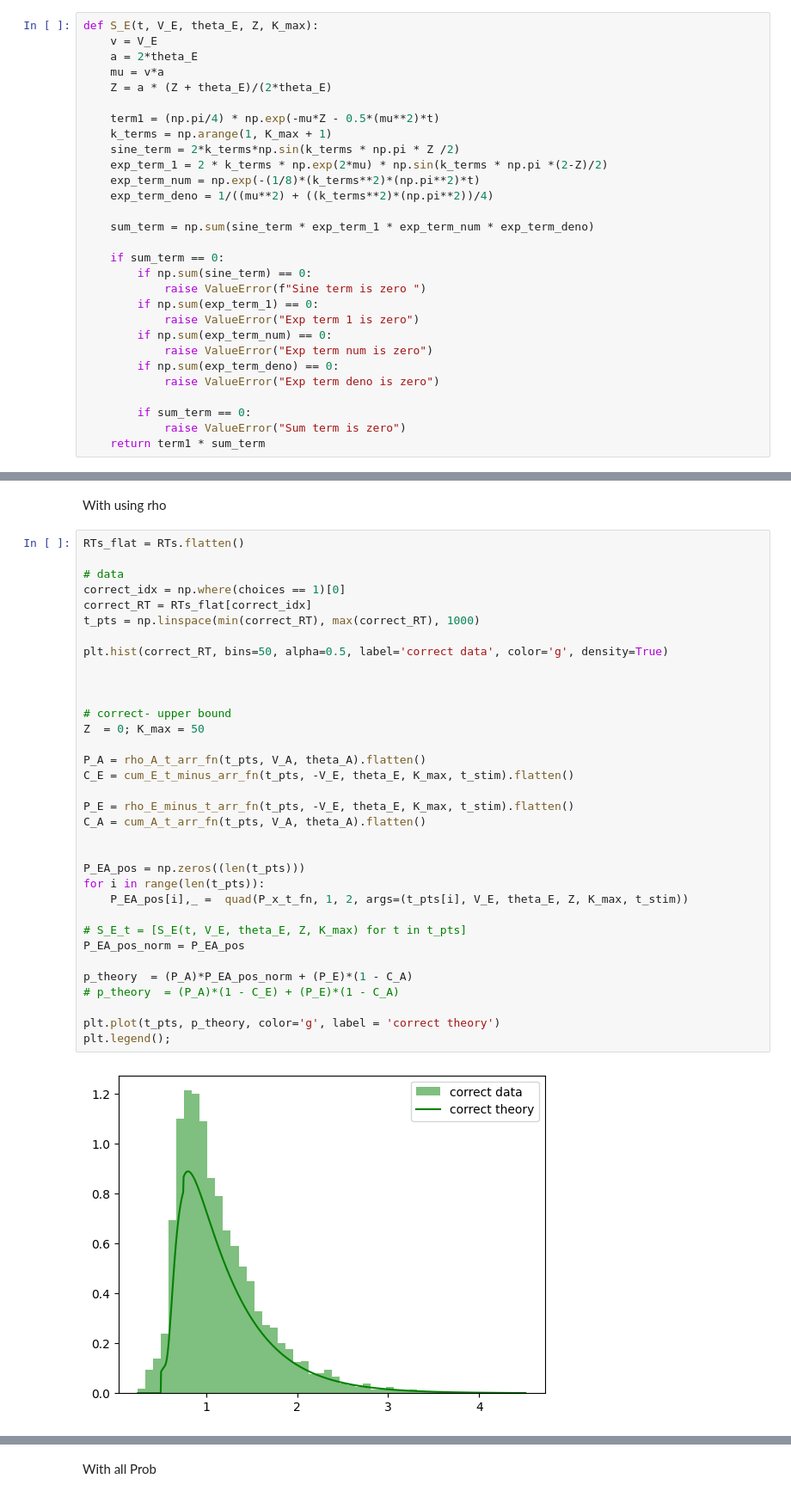
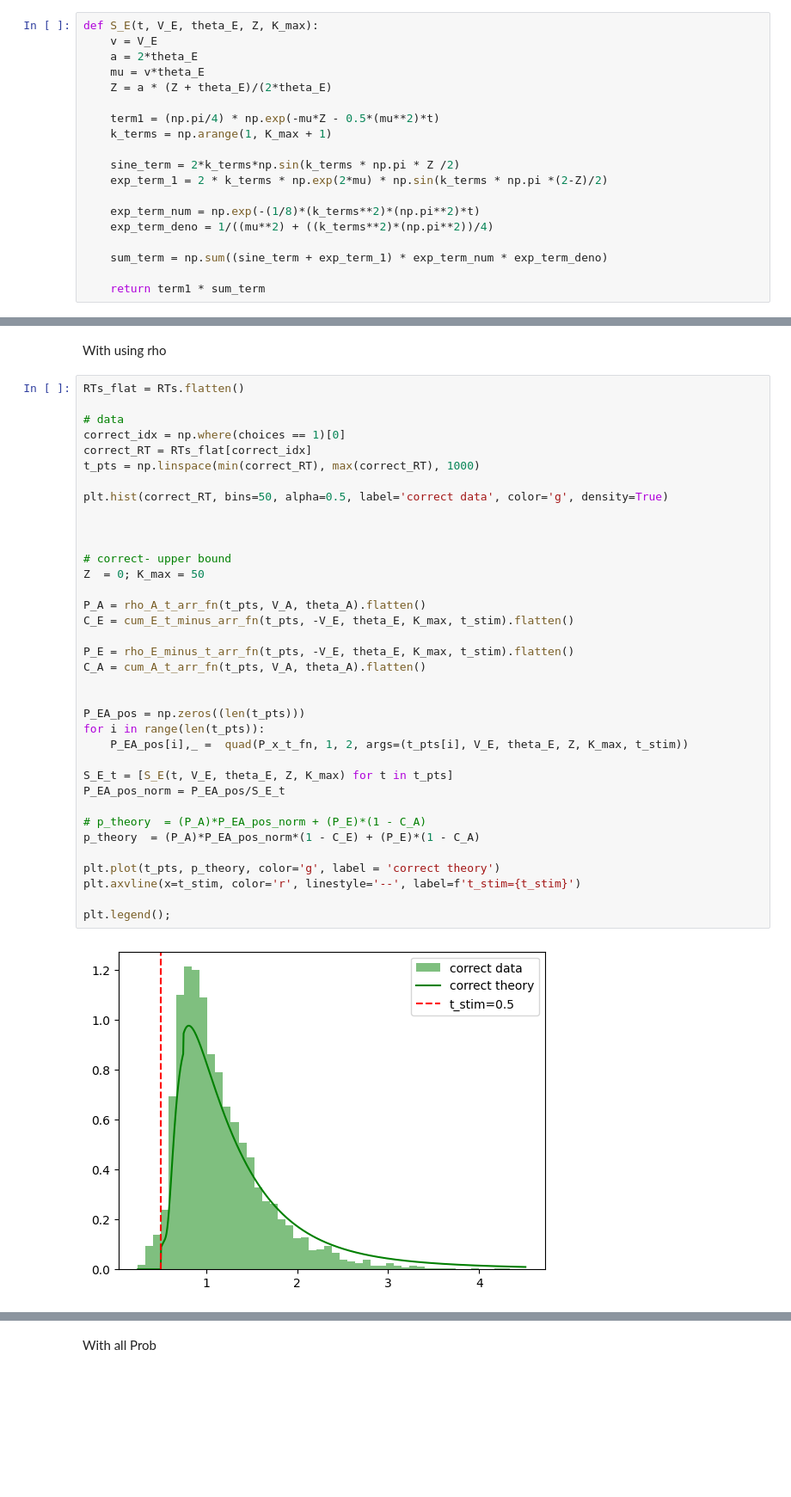
Before and after one commit to rakaar/ddm_codes, a Jupyter notebook: action_init_ddm/fitting_sim_data.ipynb, the cells around one changed output, grey strips where cells are left out. Shown at 86% size. Saved outputs shown, nothing was run; the diff lists cells and outputs as text; blank space fills up the shorter version.

```diff
--- a/action_init_ddm/fitting_sim_data.ipynb
+++ b/action_init_ddm/fitting_sim_data.ipynb
@@ -278,30 +278,20 @@ def P_x_large_t_fn(x, t, V_E, theta_E, Z, K_max):
 def S_E(t, V_E, theta_E, Z, K_max):
     v = V_E
     a = 2*theta_E
-    mu = v*a
+    mu = v*theta_E
     Z = a * (Z + theta_E)/(2*theta_E)
 
     term1 = (np.pi/4) * np.exp(-mu*Z - 0.5*(mu**2)*t)
     k_terms = np.arange(1, K_max + 1)
+
     sine_term = 2*k_terms*np.sin(k_terms * np.pi * Z /2)
     exp_term_1 = 2 * k_terms * np.exp(2*mu) * np.sin(k_terms * np.pi *(2-Z)/2)
+
     exp_term_num = np.exp(-(1/8)*(k_terms**2)*(np.pi**2)*t)
     exp_term_deno = 1/((mu**2) + ((k_terms**2)*(np.pi**2))/4)
 
-    sum_term = np.sum(sine_term * exp_term_1 * exp_term_num * exp_term_deno)
+    sum_term = np.sum((sine_term + exp_term_1) * exp_term_num * exp_term_deno)
 
-    if sum_term == 0:
-        if np.sum(sine_term) == 0:
-            raise ValueError(f"Sine term is zero ")
-        if np.sum(exp_term_1) == 0:
-            raise ValueError("Exp term 1 is zero")
-        if np.sum(exp_term_num) == 0:
-            raise ValueError("Exp term num is zero")
-        if np.sum(exp_term_deno) == 0:
-            raise ValueError("Exp term deno is zero")
-
-        if sum_term == 0:
-            raise ValueError("Sum term is zero")
     return term1 * sum_term
 # %%
 def P_x_t_fn(x, t, V_E, theta_E, Z, K_max, t_stim):
@@ -318,35 +308,37 @@ With using rho
 RTs_flat = RTs.flatten()
 
 # data
 correct_idx = np.where(choices == 1)[0]
 correct_RT = RTs_flat[correct_idx]
 t_pts = np.linspace(min(correct_RT), max(correct_RT), 1000)
 
 plt.hist(correct_RT, bins=50, alpha=0.5, label='correct data', color='g', density=True)
 
 
 
 # correct- upper bound
 Z  = 0; K_max = 50
 
 P_A = rho_A_t_arr_fn(t_pts, V_A, theta_A).flatten()
 C_E = cum_E_t_minus_arr_fn(t_pts, -V_E, theta_E, K_max, t_stim).flatten()
 
 P_E = rho_E_minus_t_arr_fn(t_pts, -V_E, theta_E, K_max, t_stim).flatten()
 C_A = cum_A_t_arr_fn(t_pts, V_A, theta_A).flatten()
 
 
 P_EA_pos = np.zeros((len(t_pts)))
 for i in range(len(t_pts)):
     P_EA_pos[i],_ =  quad(P_x_t_fn, 1, 2, args=(t_pts[i], V_E, theta_E, Z, K_max, t_stim))
 
-# S_E_t = [S_E(t, V_E, theta_E, Z, K_max) for t in t_pts]
-P_EA_pos_norm = P_EA_pos
+S_E_t = [S_E(t, V_E, theta_E, Z, K_max) for t in t_pts]
+P_EA_pos_norm = P_EA_pos/S_E_t
 
-p_theory  = (P_A)*P_EA_pos_norm + (P_E)*(1 - C_A)
-# p_theory  = (P_A)*(1 - C_E) + (P_E)*(1 - C_A)
+# p_theory  = (P_A)*P_EA_pos_norm + (P_E)*(1 - C_A)
+p_theory  = (P_A)*P_EA_pos_norm*(1 - C_E) + (P_E)*(1 - C_A)
 
 plt.plot(t_pts, p_theory, color='g', label = 'correct theory')
+plt.axvline(x=t_stim, color='r', linestyle='--', label=f't_stim={t_stim}')
+
 plt.legend();
 # %% [output]
-[figure, old version]
+[figure, new version]
```
Also changed, not shown: parts of 13 cells of this notebook.
